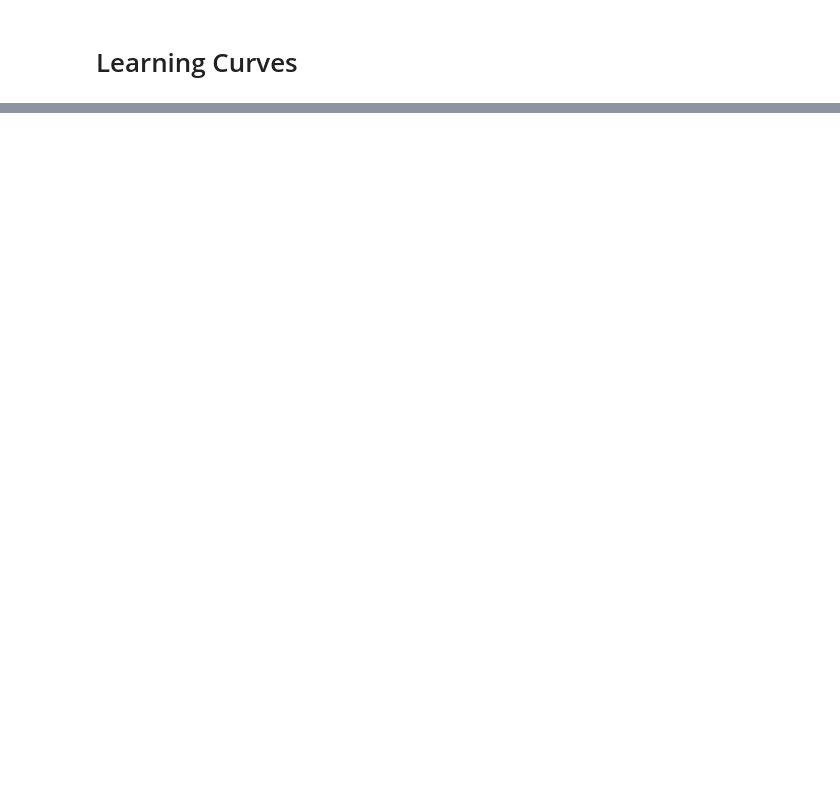
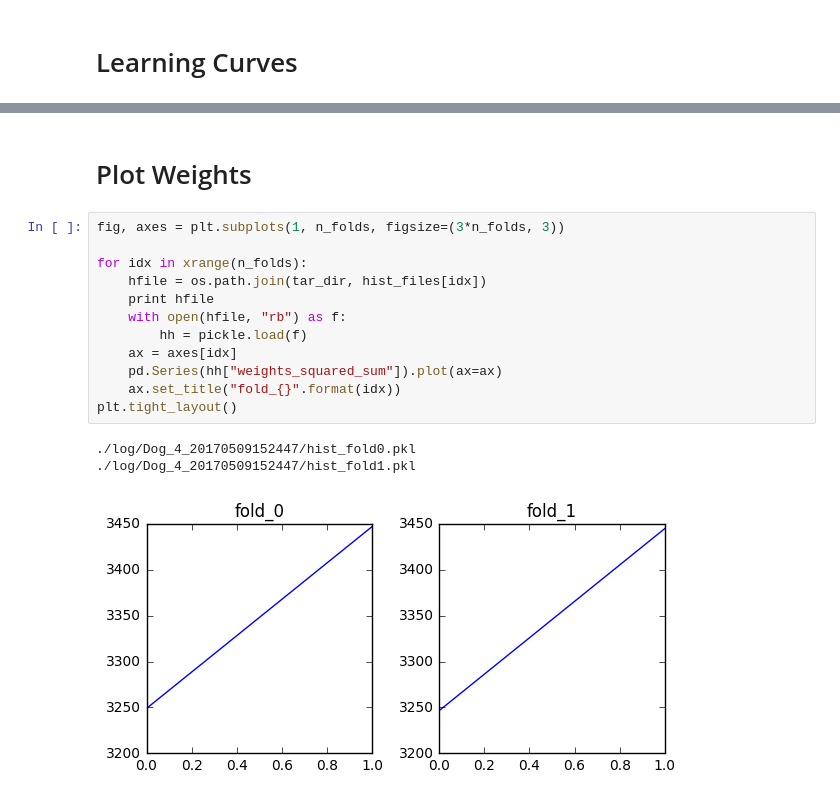
Before and after one commit to lerrytang/CorrReg, a Jupyter notebook: python/CheckTrainLog.ipynb, the cells around one changed output, grey strips where cells are left out. Drawn from its saved outputs; the diff is of its cells as text; blank space fills up the shorter version.

```diff
--- a/python/CheckTrainLog.ipynb
+++ b/python/CheckTrainLog.ipynb
@@ -90,0 +115,18 @@ for row_id in xrange(n_folds):
+# %% [markdown]
+# Plot Weights
+# %%
+fig, axes = plt.subplots(1, n_folds, figsize=(3*n_folds, 3))
+
+for idx in xrange(n_folds):
+    hfile = os.path.join(tar_dir, hist_files[idx])
+    print hfile
+    with open(hfile, "rb") as f:
+        hh = pickle.load(f)
+    ax = axes[idx]
+    pd.Series(hh["weights_squared_sum"]).plot(ax=ax)
+    ax.set_title("fold_{}".format(idx))
+plt.tight_layout()
+# %% [output]
+./log/Dog_4_20170509152447/hist_fold0.pkl
+./log/Dog_4_20170509152447/hist_fold1.pkl
+[figure, added]
```
Also changed, not shown: parts of 5 cells of this notebook, 2 other files.
